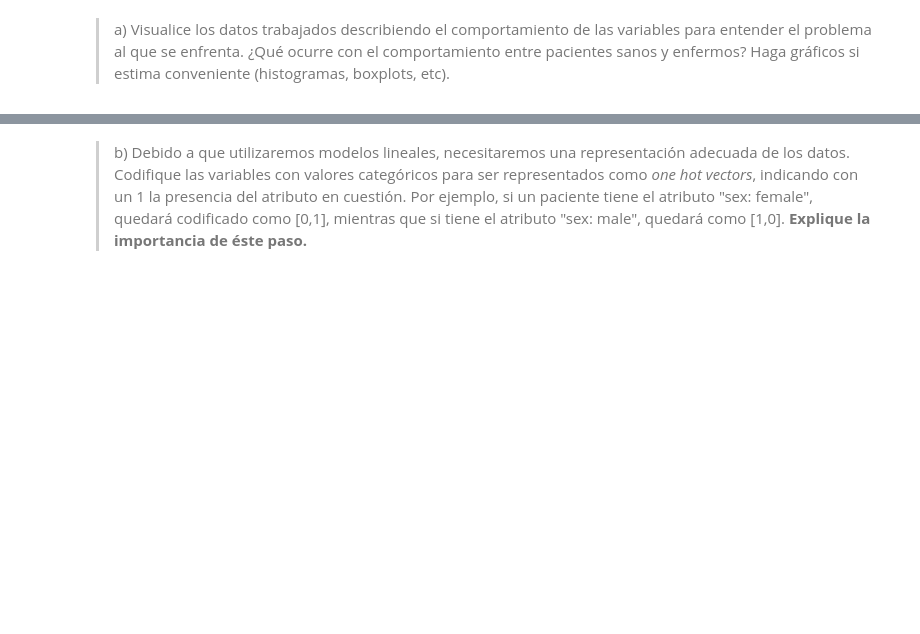
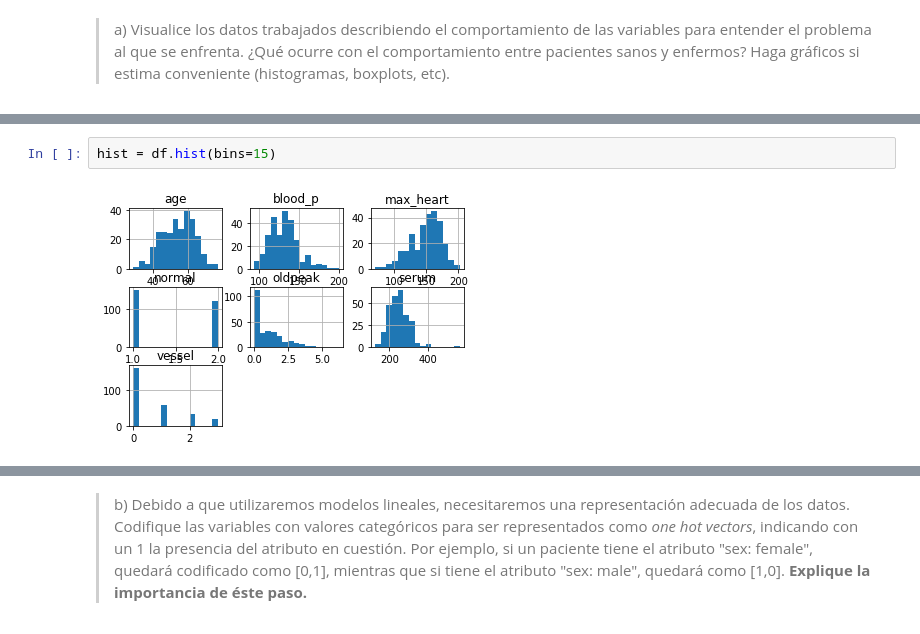
Before and after one commit to Sebaatd/MachineLearning-T1, a Jupyter notebook: Enunciado.ipynb, the cells around one changed output, grey strips where cells are left out. Cells and saved outputs as stored; diff of their text form; blank space fills up the shorter version.

```diff
--- a/Enunciado.ipynb
+++ b/Enunciado.ipynb
@@ -79,0 +116,4 @@ df['thal'][df['thal'] == 7] = 'reversable defect'
+# %%
+hist = df.hist(bins=15)
+# %% [output]
+[figure, added]
```
Also changed, not shown: parts of 37 cells of this notebook.
